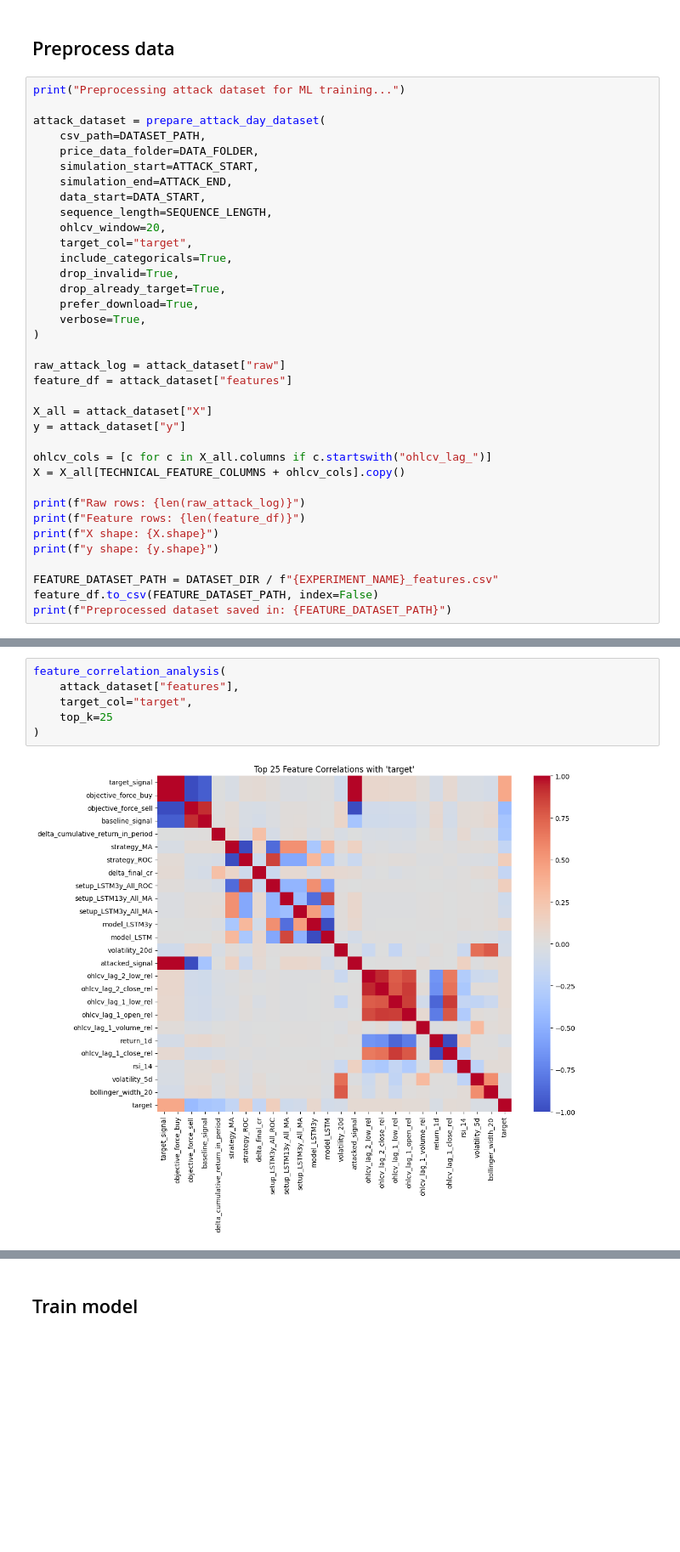
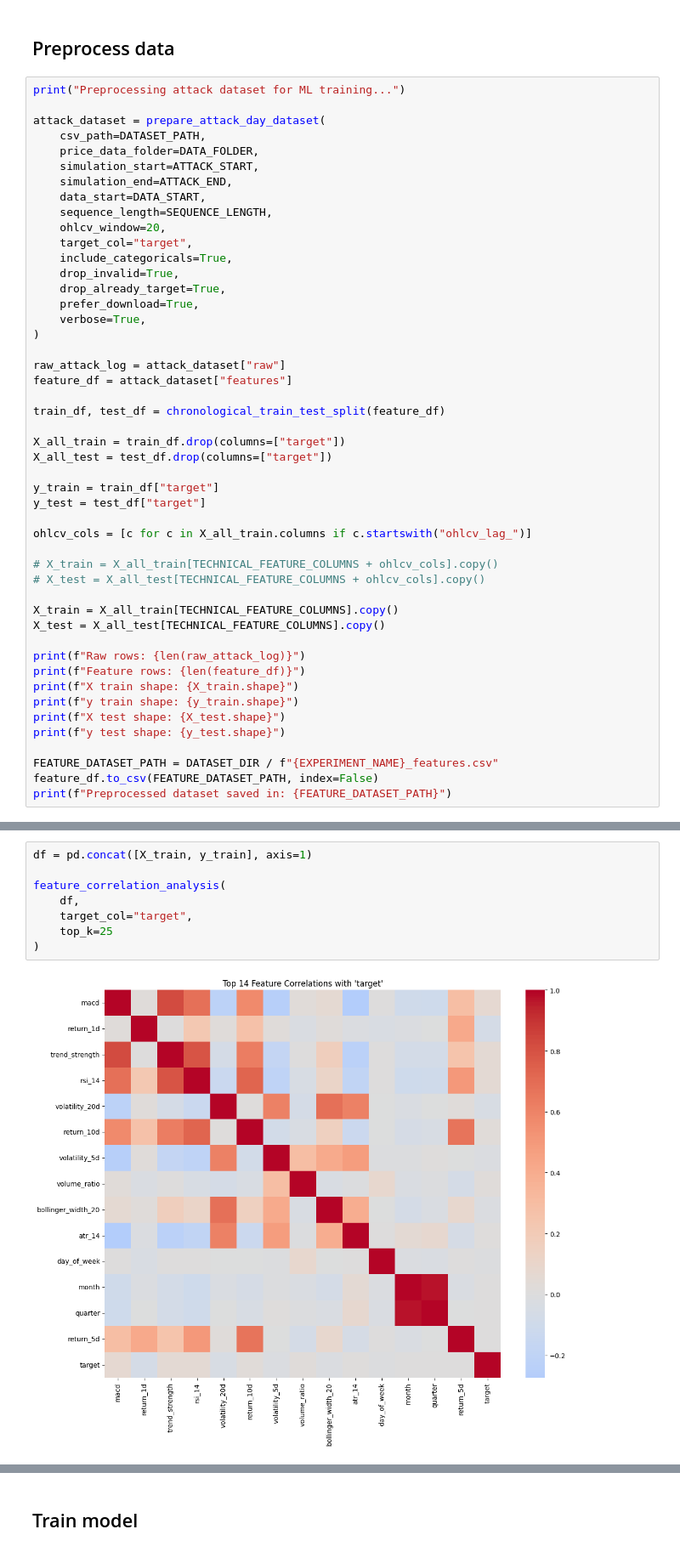
Before and after one commit to leovora/master-thesis, a Jupyter notebook: notebooks/attack_model_training.ipynb, the cells around one changed output, grey strips where cells are left out. Shown at 85% size. Cells and saved outputs as stored; diff of their text form; blank space fills up the shorter version.

Commit message:
Implemented first version of attack day model (and added engineered features to preprocessing)

```diff
--- a/notebooks/attack_model_training.ipynb
+++ b/notebooks/attack_model_training.ipynb
@@ -245,16 +255,28 @@ attack_dataset = prepare_attack_day_dataset(
 raw_attack_log = attack_dataset["raw"]
 feature_df = attack_dataset["features"]
 
-X_all = attack_dataset["X"]
-y = attack_dataset["y"]
+train_df, test_df = chronological_train_test_split(feature_df)
 
-ohlcv_cols = [c for c in X_all.columns if c.startswith("ohlcv_lag_")]
-X = X_all[TECHNICAL_FEATURE_COLUMNS + ohlcv_cols].copy()
+X_all_train = train_df.drop(columns=["target"])
+X_all_test = test_df.drop(columns=["target"])
+
+y_train = train_df["target"]
+y_test = test_df["target"]
+
+ohlcv_cols = [c for c in X_all_train.columns if c.startswith("ohlcv_lag_")]
+
+# X_train = X_all_train[TECHNICAL_FEATURE_COLUMNS + ohlcv_cols].copy()
+# X_test = X_all_test[TECHNICAL_FEATURE_COLUMNS + ohlcv_cols].copy()
+
+X_train = X_all_train[TECHNICAL_FEATURE_COLUMNS].copy()
+X_test = X_all_test[TECHNICAL_FEATURE_COLUMNS].copy()
 
 print(f"Raw rows: {len(raw_attack_log)}")
 print(f"Feature rows: {len(feature_df)}")
-print(f"X shape: {X.shape}")
-print(f"y shape: {y.shape}")
+print(f"X train shape: {X_train.shape}")
+print(f"y train shape: {y_train.shape}")
+print(f"X test shape: {X_test.shape}")
+print(f"y test shape: {y_test.shape}")
 
 FEATURE_DATASET_PATH = DATASET_DIR / f"{EXPERIMENT_NAME}_features.csv"
 feature_df.to_csv(FEATURE_DATASET_PATH, index=False)
@@ -269,11 +293,13 @@ y shape: (6097,)
 Preprocessed dataset saved in: /content/drive/MyDrive/master-thesis/data/attack_dataset/attack_dataset_features.csv
 # %%
+df = pd.concat([X_train, y_train], axis=1)
+
 feature_correlation_analysis(
-    attack_dataset["features"],
+    df,
     target_col="target",
     top_k=25
 )
 # %% [output]
-[figure, old version]
+[figure, new version]
 Top features correlated with target:
 
```
Also changed, not shown: parts of 7 cells of this notebook, 3 other files.
